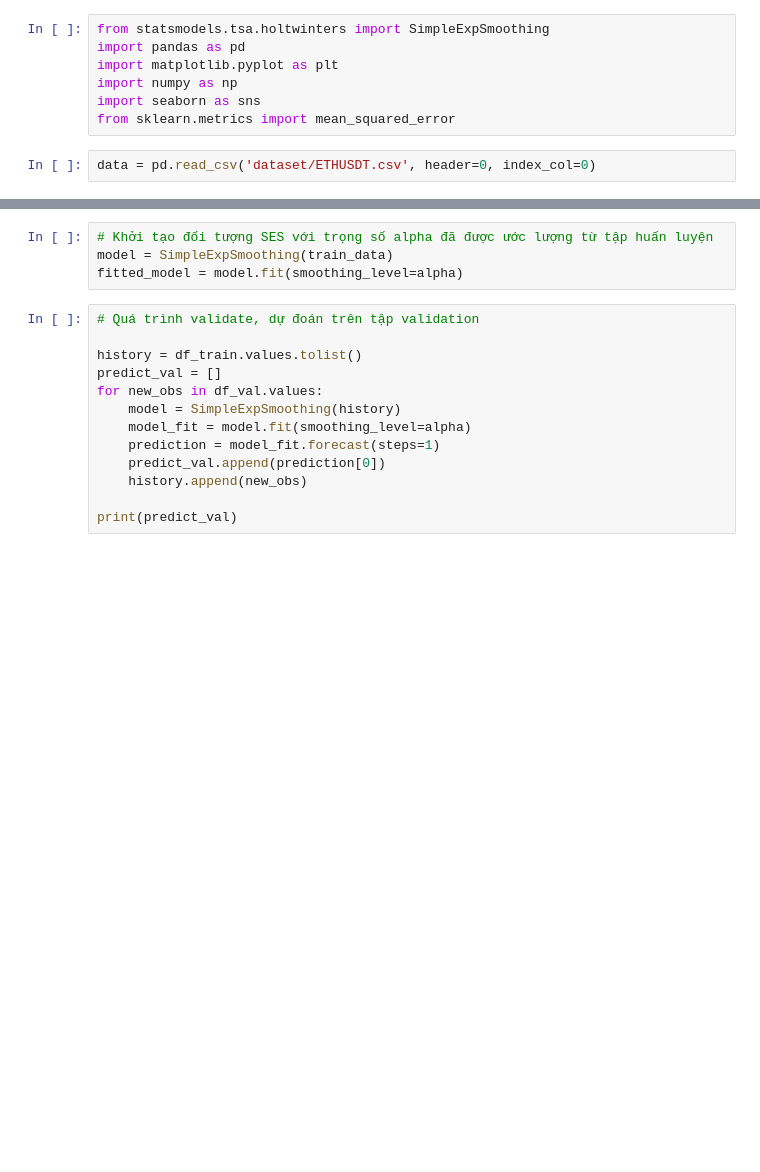
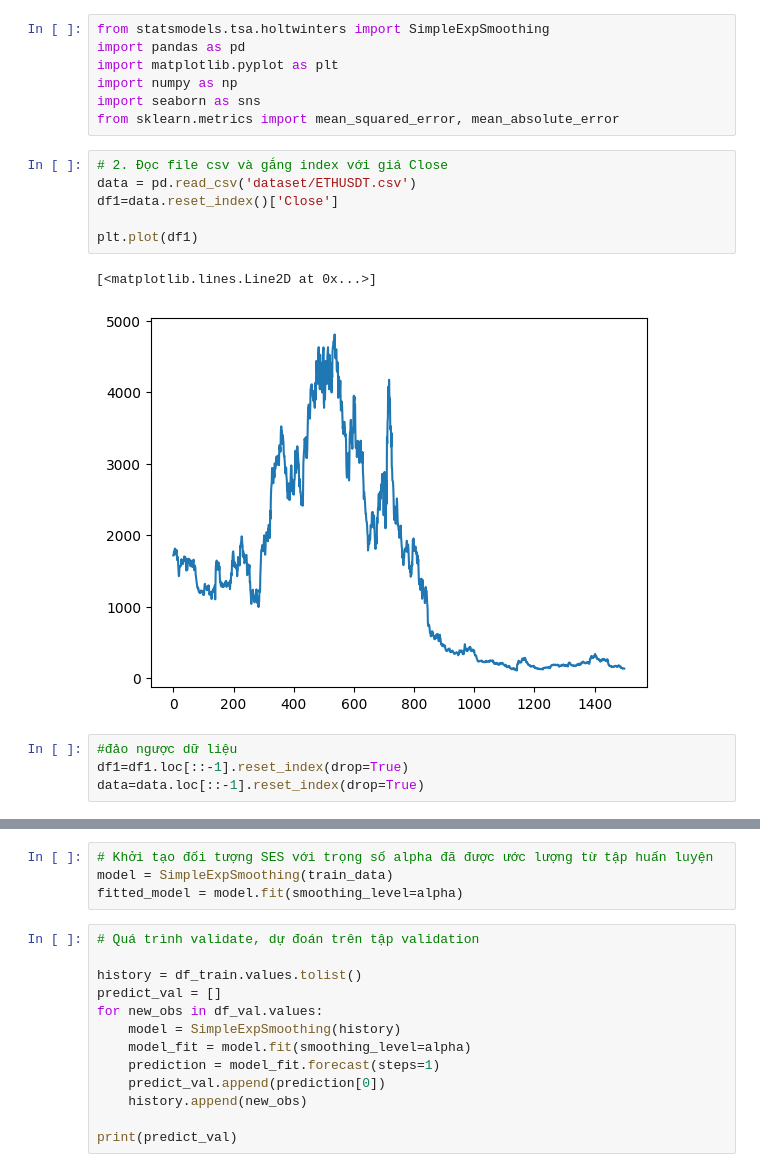
Before and after one commit to hoapham2k2/IS403.N21.HTTT_Nhom6, a Jupyter notebook: ETS.ipynb, the cells around one changed output, grey strips where cells are left out. Cells and saved outputs as stored; diff of their text form; blank space fills up the shorter version.

```diff
--- a/ETS.ipynb
+++ b/ETS.ipynb
@@ -4,6 +4,17 @@ import pandas as pd
 import matplotlib.pyplot as plt
 import numpy as np
 import seaborn as sns
-from sklearn.metrics import mean_squared_error
+from sklearn.metrics import mean_squared_error, mean_absolute_error
-# %%
-data = pd.read_csv('dataset/ETHUSDT.csv', header=0, index_col=0)
+# %%
+# 2. Đọc file csv và gắng index với giá Close
+data = pd.read_csv('dataset/ETHUSDT.csv')
+df1=data.reset_index()['Close']
+
+plt.plot(df1)
+# %% [output]
+[<matplotlib.lines.Line2D at 0x...>]
+[figure, added]
+# %%
+#đảo ngược dữ liệu
+df1=df1.loc[::-1].reset_index(drop=True)
+data=data.loc[::-1].reset_index(drop=True)
```
Also changed, not shown: parts of 14 cells of this notebook, 1 other file.
